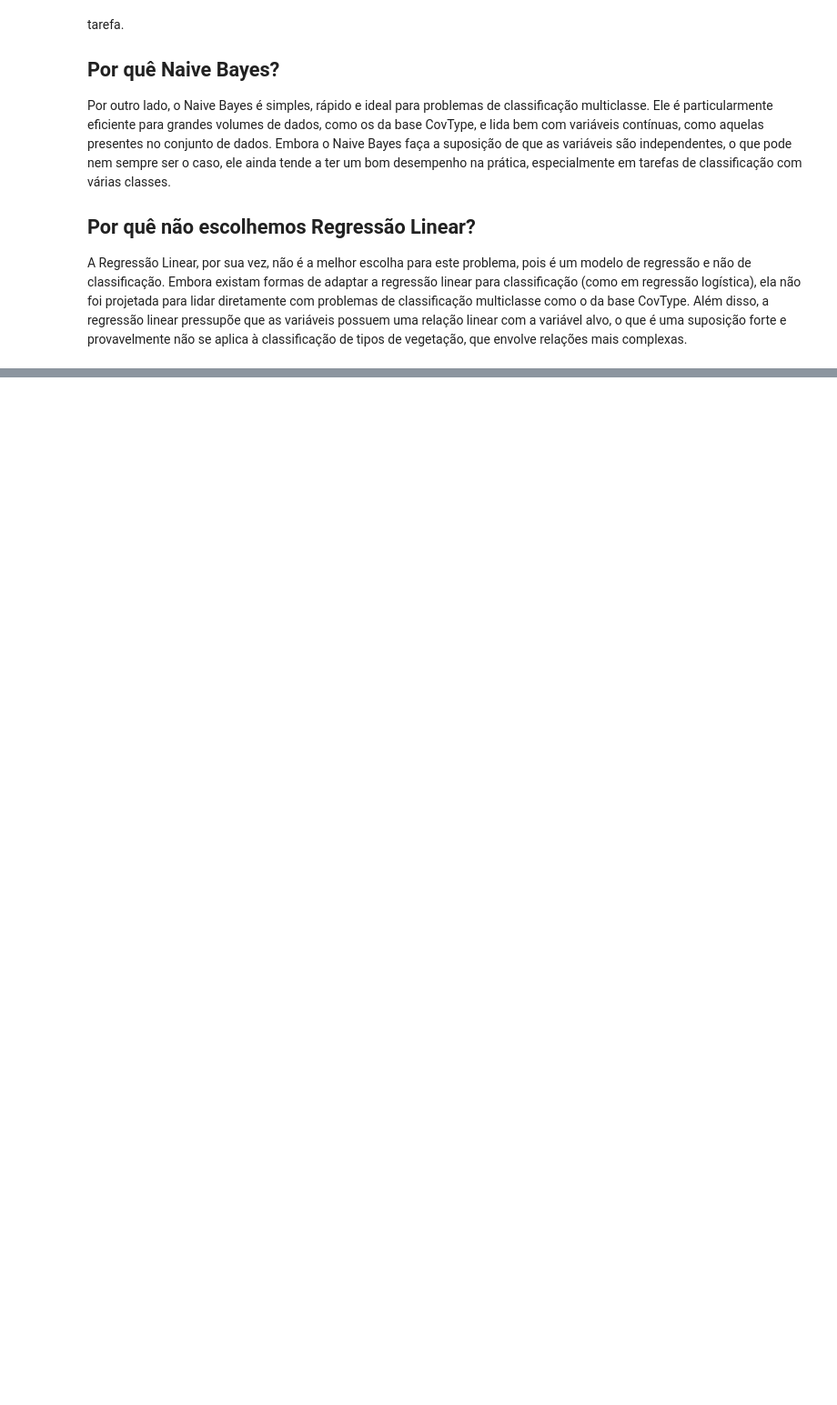
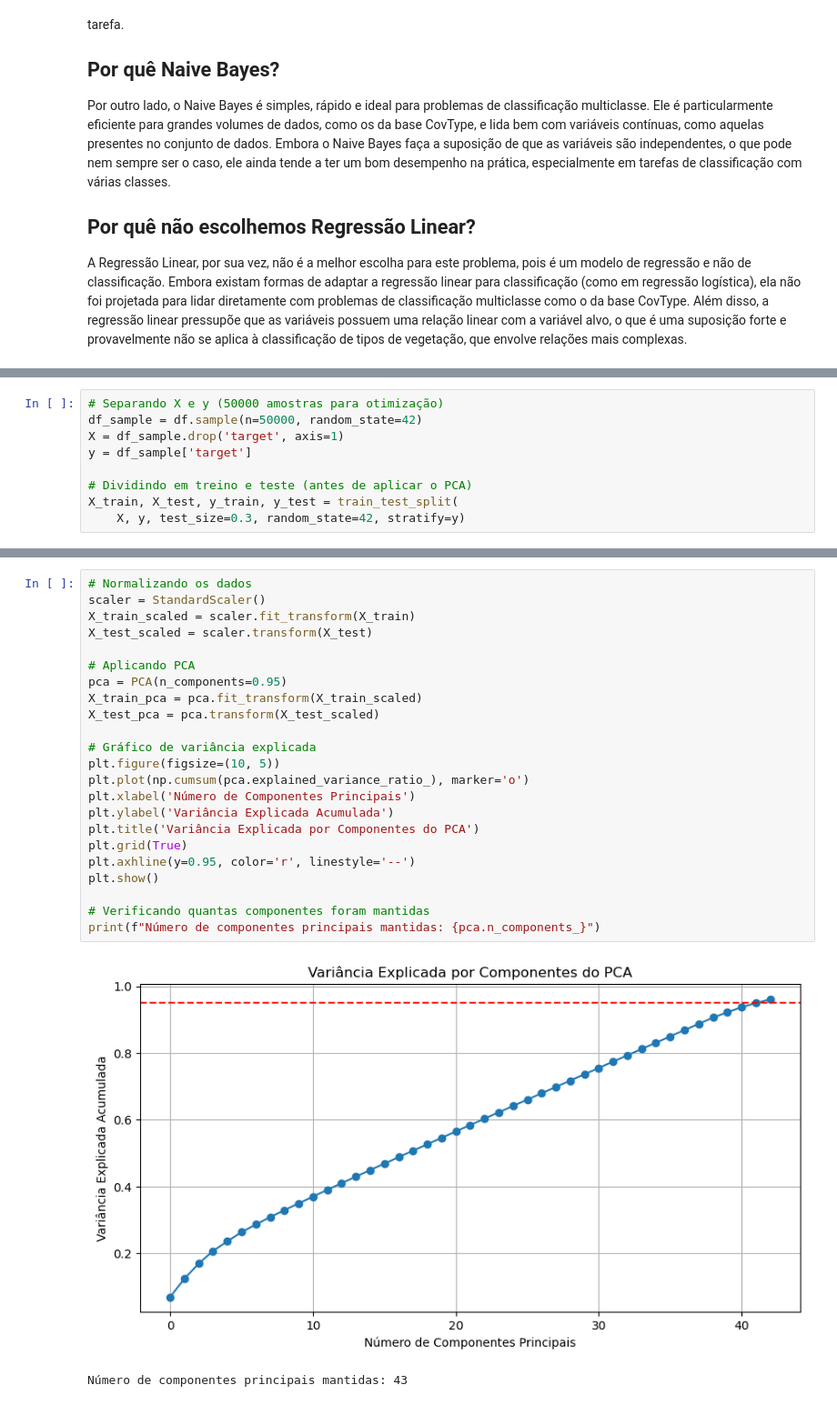
Before and after one commit to melseleghin/algoritmos-supervisionados, a Jupyter notebook: report.ipynb, the cells around one changed output, grey strips where cells are left out. Shown at 91% size. Saved outputs shown, nothing was run; the diff lists cells and outputs as text; blank space fills up the shorter version.

```diff
--- a/report.ipynb
+++ b/report.ipynb
@@ -164,0 +284,9 @@ A Regressão Linear, por sua vez, não é a melhor escolha para este problema, p
+# %%
+# Separando X e y (50000 amostras para otimização)
+df_sample = df.sample(n=50000, random_state=42)
+X = df_sample.drop('target', axis=1)
+y = df_sample['target']
+
+# Dividindo em treino e teste (antes de aplicar o PCA)
+X_train, X_test, y_train, y_test = train_test_split(
+    X, y, test_size=0.3, random_state=42, stratify=y)
@@ -164,0 +295,26 @@ A Regressão Linear, por sua vez, não é a melhor escolha para este problema, p
+# %%
+# Normalizando os dados
+scaler = StandardScaler()
+X_train_scaled = scaler.fit_transform(X_train)
+X_test_scaled = scaler.transform(X_test)
+
+# Aplicando PCA
+pca = PCA(n_components=0.95)
+X_train_pca = pca.fit_transform(X_train_scaled)
+X_test_pca = pca.transform(X_test_scaled)
+
+# Gráfico de variância explicada
+plt.figure(figsize=(10, 5))
+plt.plot(np.cumsum(pca.explained_variance_ratio_), marker='o')
+plt.xlabel('Número de Componentes Principais')
+plt.ylabel('Variância Explicada Acumulada')
+plt.title('Variância Explicada por Componentes do PCA')
+plt.grid(True)
+plt.axhline(y=0.95, color='r', linestyle='--')
+plt.show()
+
+# Verificando quantas componentes foram mantidas
+print(f"Número de componentes principais mantidas: {pca.n_components_}")
+# %% [output]
+[figure, added]
+Número de componentes principais mantidas: 43
```
Also changed, not shown: parts of 27 cells of this notebook, 1 other file.
